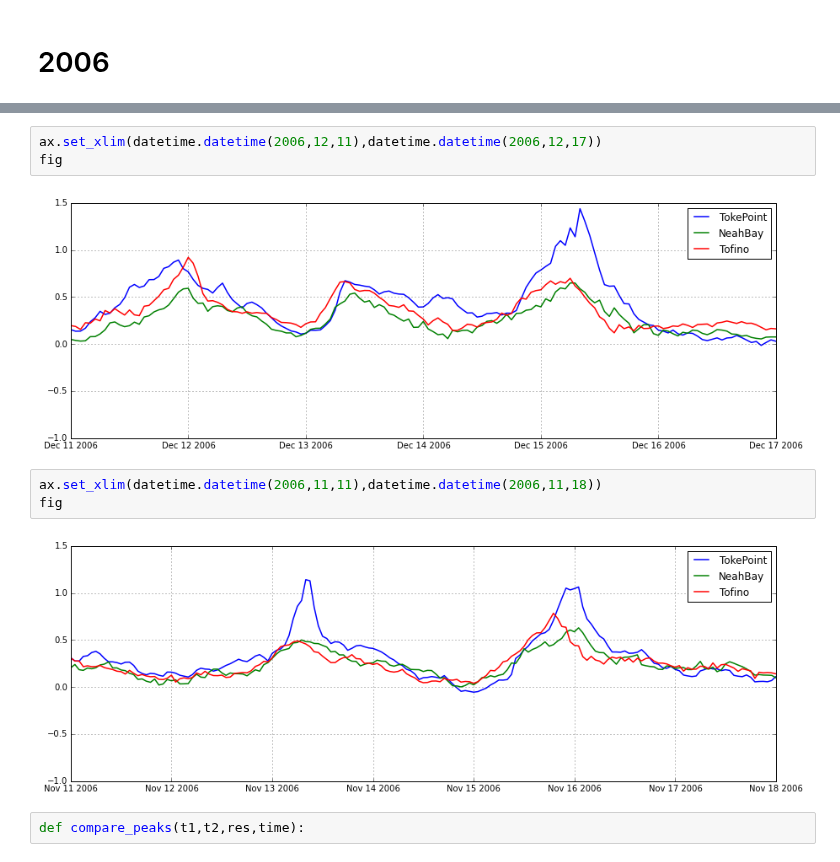
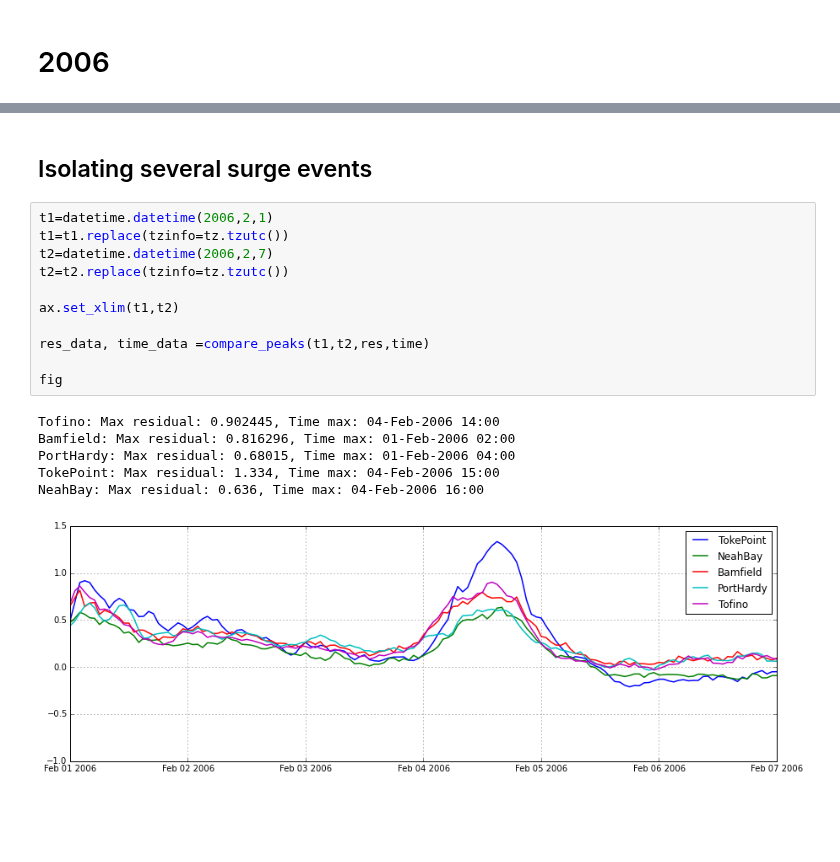
Before and after one commit to SalishSeaCast/storm-surge, a Jupyter notebook: Revisions/tides/Pacific Coast Surge.ipynb, the cells around one changed output, grey strips where cells are left out. Saved outputs shown, nothing was run; the diff lists cells and outputs as text; blank space fills up the shorter version.

Commit message:
Looking at Surge on Pacific Coast

```diff
--- a/Revisions/tides/Pacific Coast Surge.ipynb
+++ b/Revisions/tides/Pacific Coast Surge.ipynb
@@ -135,12 +171,20 @@ fig
-# %%
-ax.set_xlim(datetime.datetime(2006,12,11),datetime.datetime(2006,12,17))
-fig
-# %% [output]
-[figure, removed]
-# %%
-ax.set_xlim(datetime.datetime(2006,11,11),datetime.datetime(2006,11,18))
-fig
-# %% [output]
-[figure, removed]
-# %%
-def compare_peaks(t1,t2,res,time):
+# %% [markdown]
+## Isolating several surge events
+# %%
+t1=datetime.datetime(2006,2,1)
+t1=t1.replace(tzinfo=tz.tzutc())
+t2=datetime.datetime(2006,2,7)
+t2=t2.replace(tzinfo=tz.tzutc())
+
+ax.set_xlim(t1,t2)
+
+res_data, time_data =compare_peaks(t1,t2,res,time)
+
+fig
+# %% [output]
+Tofino: Max residual: 0.902445, Time max: 04-Feb-2006 14:00
+Bamfield: Max residual: 0.816296, Time max: 01-Feb-2006 02:00
+PortHardy: Max residual: 0.68015, Time max: 01-Feb-2006 04:00
+TokePoint: Max residual: 1.334, Time max: 04-Feb-2006 15:00
+NeahBay: Max residual: 0.636, Time max: 04-Feb-2006 16:00
+[figure, added]
```
Also changed, not shown: parts of 19 cells of this notebook.
